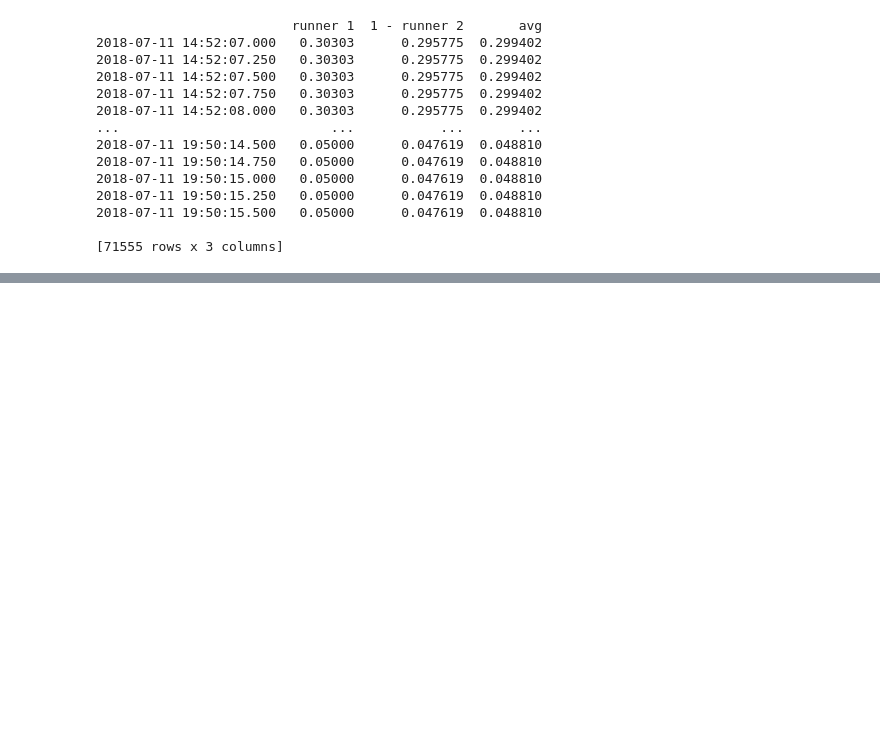
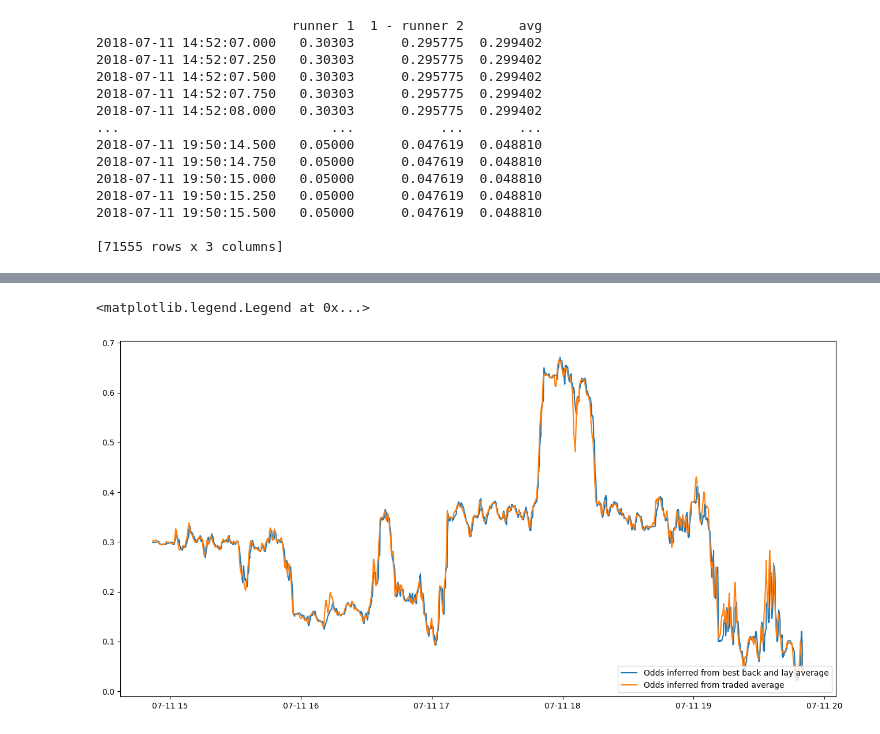
Before and after one commit to dyce135/Algorithmic_Tennis_Betting, a Jupyter notebook: preprocessing.ipynb, the cells around one changed output, grey strips where cells are left out. Saved outputs shown, nothing was run; the diff lists cells and outputs as text; code cells hidden in the pictures; blank space fills up the shorter version.

```diff
--- a/preprocessing.ipynb
+++ b/preprocessing.ipynb
@@ -255,0 +299,10 @@ print(runner_1_best)
+# %%
+df_avg = df['avg']
+df_blodds = ( 1 / df_runner_1['back-lay avg'] + 1 - 1 / df_runner_2['back-lay avg'] ) / 2
+df_odds = pd.concat([df_avg, df_blodds], axis=1)
+df_odds.columns = ['ltp odds', 'back lay odds']
+print(df_odds)
+plt.figure(figsize=(14,6))
+plt.plot(df_odds)
+plt.legend(['Odds inferred from best back and lay average', 'Odds inferred from traded average'], loc='lower right')
+# %% [output]
@@ -256 +323,3 @@ print(runner_1_best)
+<matplotlib.legend.Legend at 0x...>
+[figure, added]
 # %%
```
Also changed, not shown: parts of 9 cells of this notebook.
